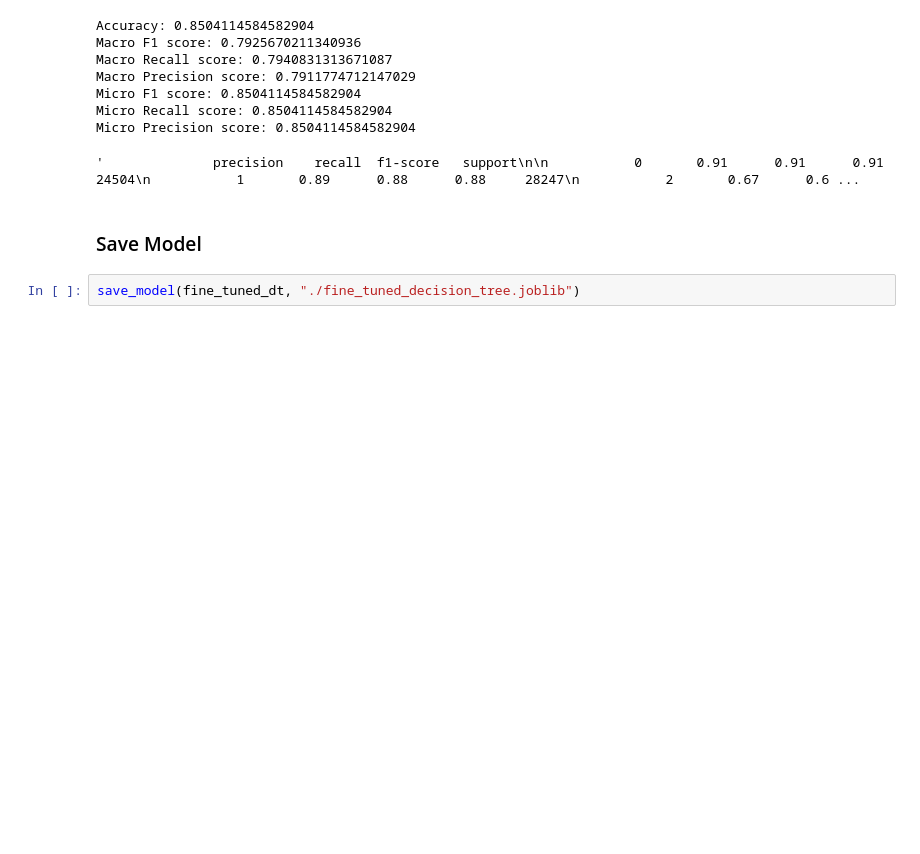
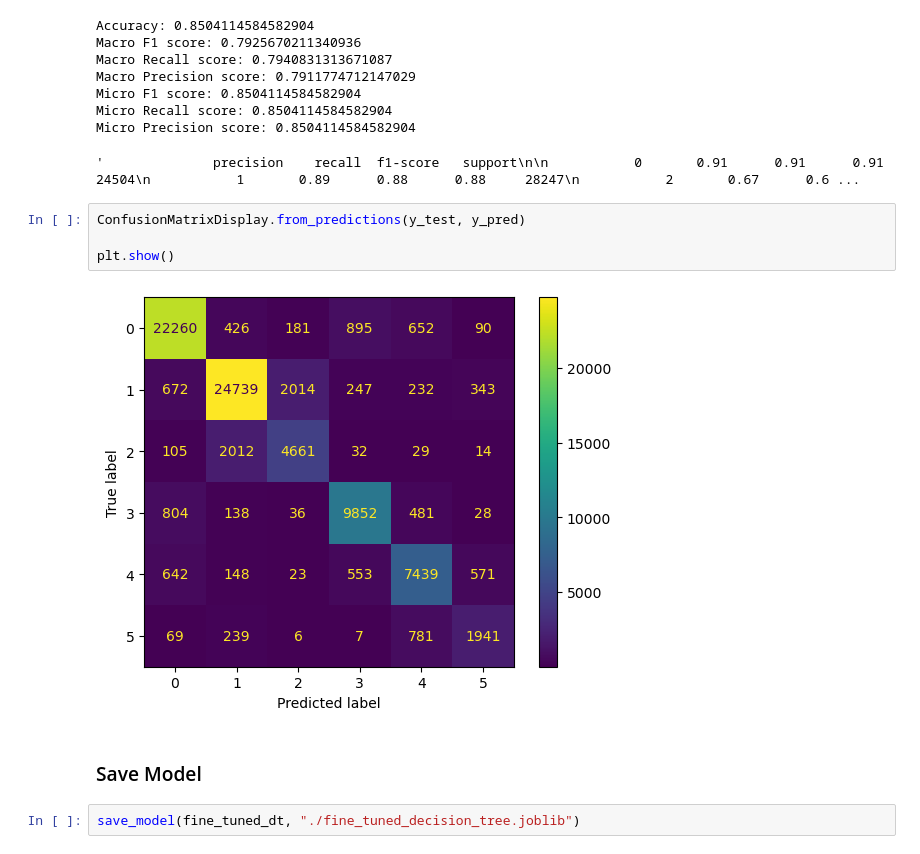
Before and after one commit to BryanEgbert/emotion_classification, a Jupyter notebook: main.ipynb, the cells around one changed output. Cells and saved outputs as stored; diff of their text form; blank space fills up the shorter version.

```diff
--- a/main.ipynb
+++ b/main.ipynb
@@ -492,6 +508,12 @@ Micro F1 score: 0.8504114584582904
 Micro Recall score: 0.8504114584582904
 Micro Precision score: 0.8504114584582904
 '              precision    recall  f1-score   support\n\n           0       0.91      0.91      0.91     24504\n           1       0.89      0.88      0.88     28247\n           2       0.67      0.6 ...
+# %%
+ConfusionMatrixDisplay.from_predictions(y_test, y_pred)
+
+plt.show()
+# %% [output]
+[figure, added]
 # %% [markdown]
 ### Save Model
 # %%
```
Also changed, not shown: parts of 24 cells of this notebook, 2 other files.
